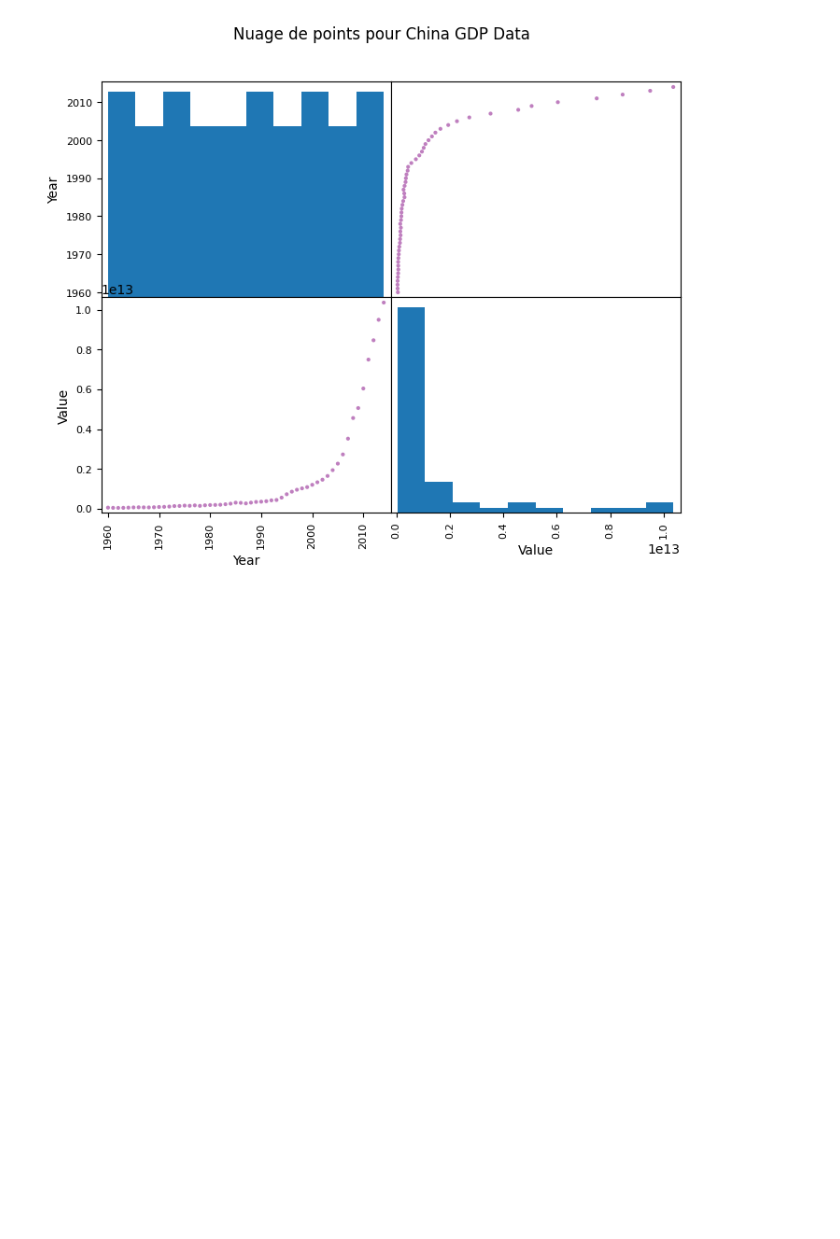
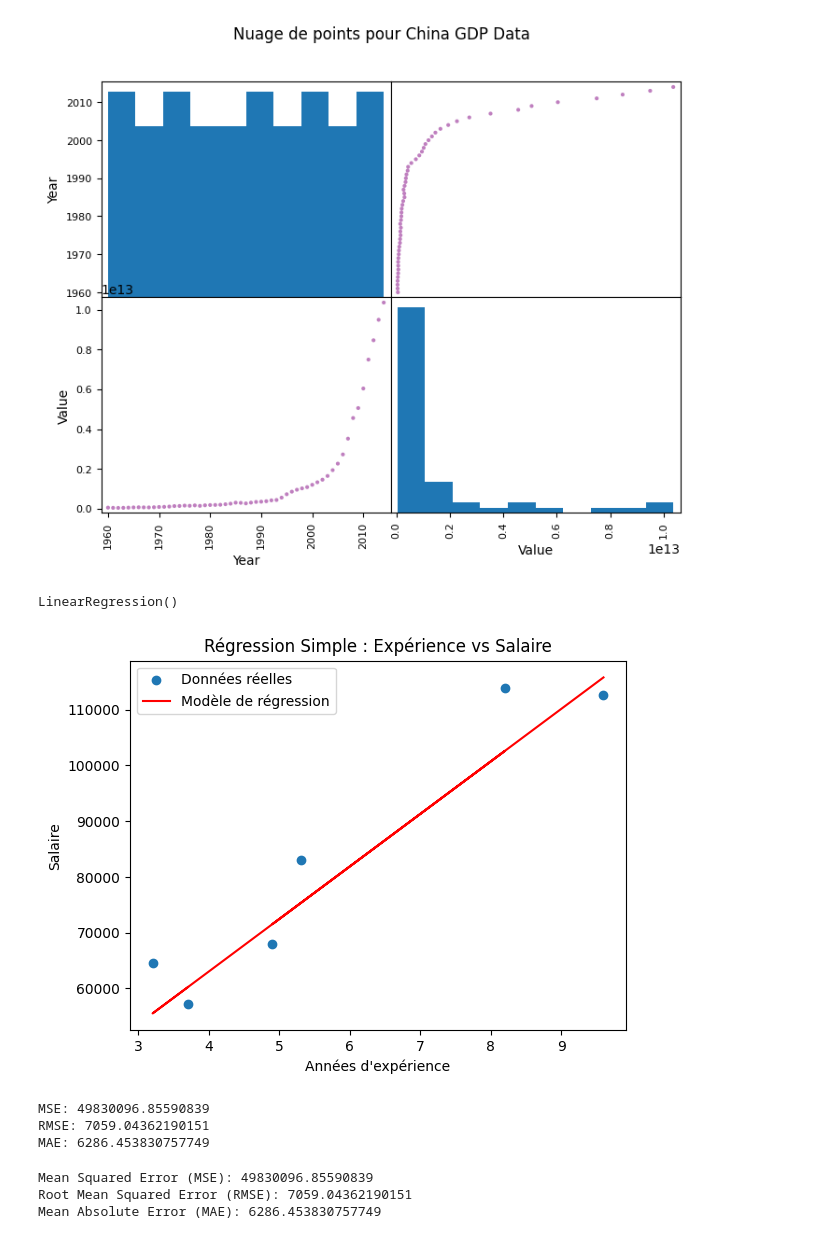
Before and after one commit to sihamErmk/Lab_Regression, a Jupyter notebook: Lab1.ipynb, the cells around one changed output. Drawn from its saved outputs; the diff is of its cells as text; code cells hidden in the pictures; blank space fills up the shorter version.

Commit message:
entrainer le model

```diff
--- a/Lab1.ipynb
+++ b/Lab1.ipynb
@@ -45,10 +36,5 @@ max    2014.00000  1.035483e+13
 # %%
 
-# Charger les jeux de données
-salary_data = pd.read_csv(r'C:\Users\Dell PC\Downloads\Dataset_labs\Salary_Data.csv')
-insurance_data = pd.read_csv(r'C:\Users\Dell PC\Downloads\Dataset_labs\china_gdp.csv')
-
-# Résumé statistique des deux jeux de données
 print("====== Résumé statistique : Salary Data ======")
 salary_stats = salary_data.describe()
 print(salary_stats, "\n")
@@ -124,3 +77,59 @@ plt.suptitle('Nuage de points pour China GDP Data')
 plt.show()
 # %% [output]
 [figure]
+# %%
+from sklearn.linear_model import LinearRegression
+from sklearn.model_selection import train_test_split
+from sklearn.metrics import mean_squared_error, mean_absolute_error
+import numpy as np
+
+# Séparer les données
+X = salary_data[['YearsExperience']]
+y = salary_data['Salary']
+
+X_train, X_test, y_train, y_test = train_test_split(X, y, test_size=0.2, random_state=42)
+
+# Entraîner le modèle
+model = LinearRegression()
+model.fit(X_train, y_train)
+# %% [output]
+LinearRegression()
+# %%
+y_pred = model.predict(X_test)
+
+# Visualisation
+plt.scatter(X_test, y_test, label="Données réelles")
+plt.plot(X_test, y_pred, color='red', label="Modèle de régression")
+plt.title("Régression Simple : Expérience vs Salaire")
+plt.xlabel("Années d'expérience")
+plt.ylabel("Salaire")
+plt.legend()
+plt.show()
+# %% [output]
+[figure, added]
+# %%
+# Métriques
+mse = mean_squared_error(y_test, y_pred)
+rmse = np.sqrt(mse)
+mae = mean_absolute_error(y_test, y_pred)
+
+print(f"MSE: {mse}")
+print(f"RMSE: {rmse}")
+print(f"MAE: {mae}")
+# %% [output]
+MSE: 49830096.85590839
+RMSE: 7059.04362190151
+MAE: 6286.453830757749
+# %%
+# Calculer les métriques d'évaluation
+mse = mean_squared_error(y_test, y_pred)
+rmse = np.sqrt(mse)
+mae = mean_absolute_error(y_test, y_pred)
+
+print(f"Mean Squared Error (MSE): {mse}")
+print(f"Root Mean Squared Error (RMSE): {rmse}")
+print(f"Mean Absolute Error (MAE): {mae}")
+# %% [output]
+Mean Squared Error (MSE): 49830096.85590839
+Root Mean Squared Error (RMSE): 7059.04362190151
+Mean Absolute Error (MAE): 6286.453830757749
```
Also changed, not shown: parts of 2 cells of this notebook.
